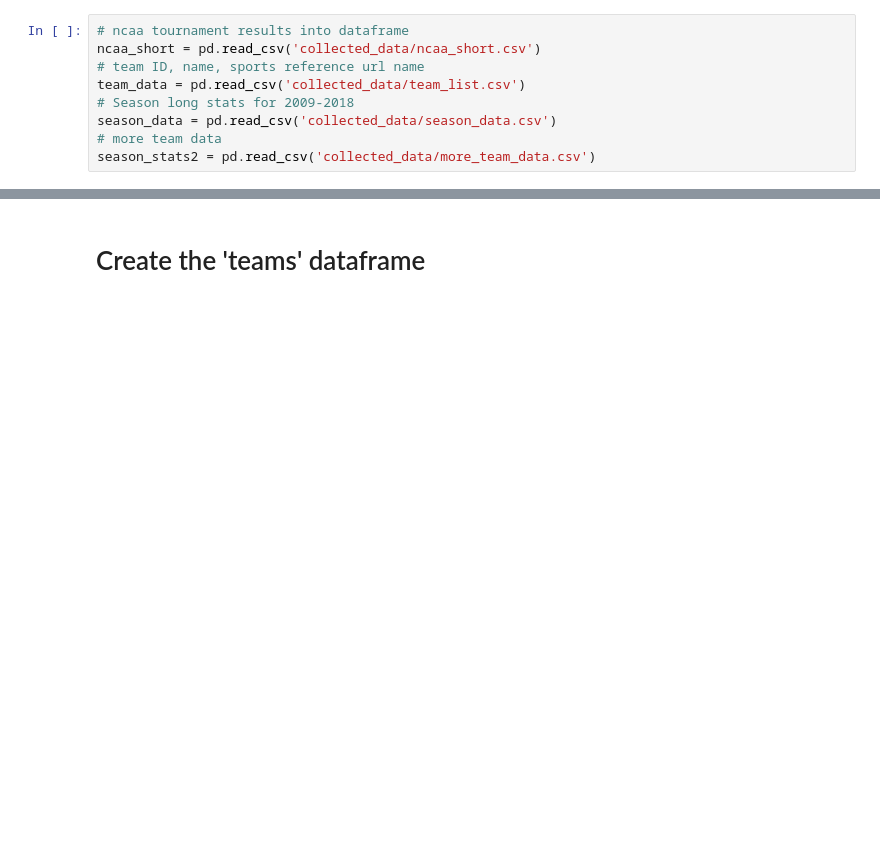
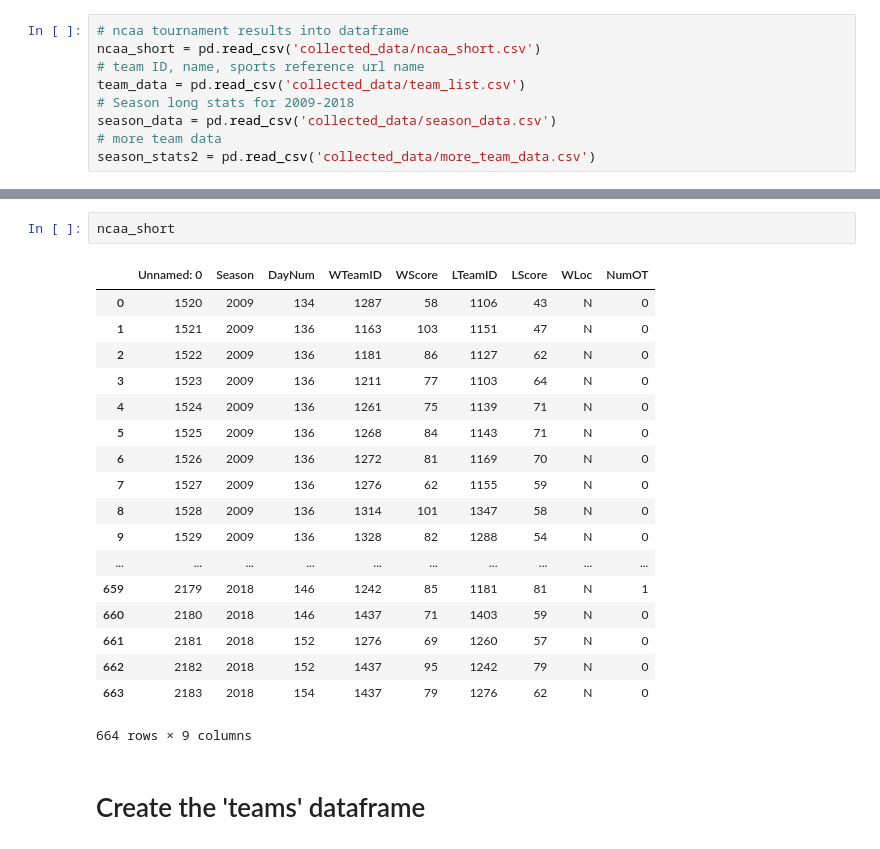
Before and after one commit to cmf2196/march_madness, a Jupyter notebook: clean_data.ipynb, the cells around one changed output, grey strips where cells are left out. Saved outputs shown, nothing was run; the diff lists cells and outputs as text; blank space fills up the shorter version.

```diff
--- a/clean_data.ipynb
+++ b/clean_data.ipynb
@@ -38,3 +29,24 @@ season_stats2 = pd.read_csv('collected_data/more_team_data.csv')
+# %%
+ncaa_short
+# %% [output]
+|  | Unnamed: 0 | Season | DayNum | WTeamID | WScore | LTeamID | LScore | WLoc | NumOT |
+| 0 | 1520 | 2009 | 134 | 1287 | 58 | 1106 | 43 | N | 0 |
+| 1 | 1521 | 2009 | 136 | 1163 | 103 | 1151 | 47 | N | 0 |
+| 2 | 1522 | 2009 | 136 | 1181 | 86 | 1127 | 62 | N | 0 |
+| 3 | 1523 | 2009 | 136 | 1211 | 77 | 1103 | 64 | N | 0 |
+| 4 | 1524 | 2009 | 136 | 1261 | 75 | 1139 | 71 | N | 0 |
+| 5 | 1525 | 2009 | 136 | 1268 | 84 | 1143 | 71 | N | 0 |
+| 6 | 1526 | 2009 | 136 | 1272 | 81 | 1169 | 70 | N | 0 |
+| 7 | 1527 | 2009 | 136 | 1276 | 62 | 1155 | 59 | N | 0 |
+| 8 | 1528 | 2009 | 136 | 1314 | 101 | 1347 | 58 | N | 0 |
+| 9 | 1529 | 2009 | 136 | 1328 | 82 | 1288 | 54 | N | 0 |
+| ... | ... | ... | ... | ... | ... | ... | ... | ... | ... |
+| 659 | 2179 | 2018 | 146 | 1242 | 85 | 1181 | 81 | N | 1 |
+| 660 | 2180 | 2018 | 146 | 1437 | 71 | 1403 | 59 | N | 0 |
+| 661 | 2181 | 2018 | 152 | 1276 | 69 | 1260 | 57 | N | 0 |
+| 662 | 2182 | 2018 | 152 | 1437 | 95 | 1242 | 79 | N | 0 |
+| 663 | 2183 | 2018 | 154 | 1437 | 79 | 1276 | 62 | N | 0 |
+664 rows × 9 columns
 # %% [markdown]
 # Create the 'teams' dataframe
 # %% [markdown]
```
Also changed, not shown: parts of 3 cells of this notebook, 1 other file.
